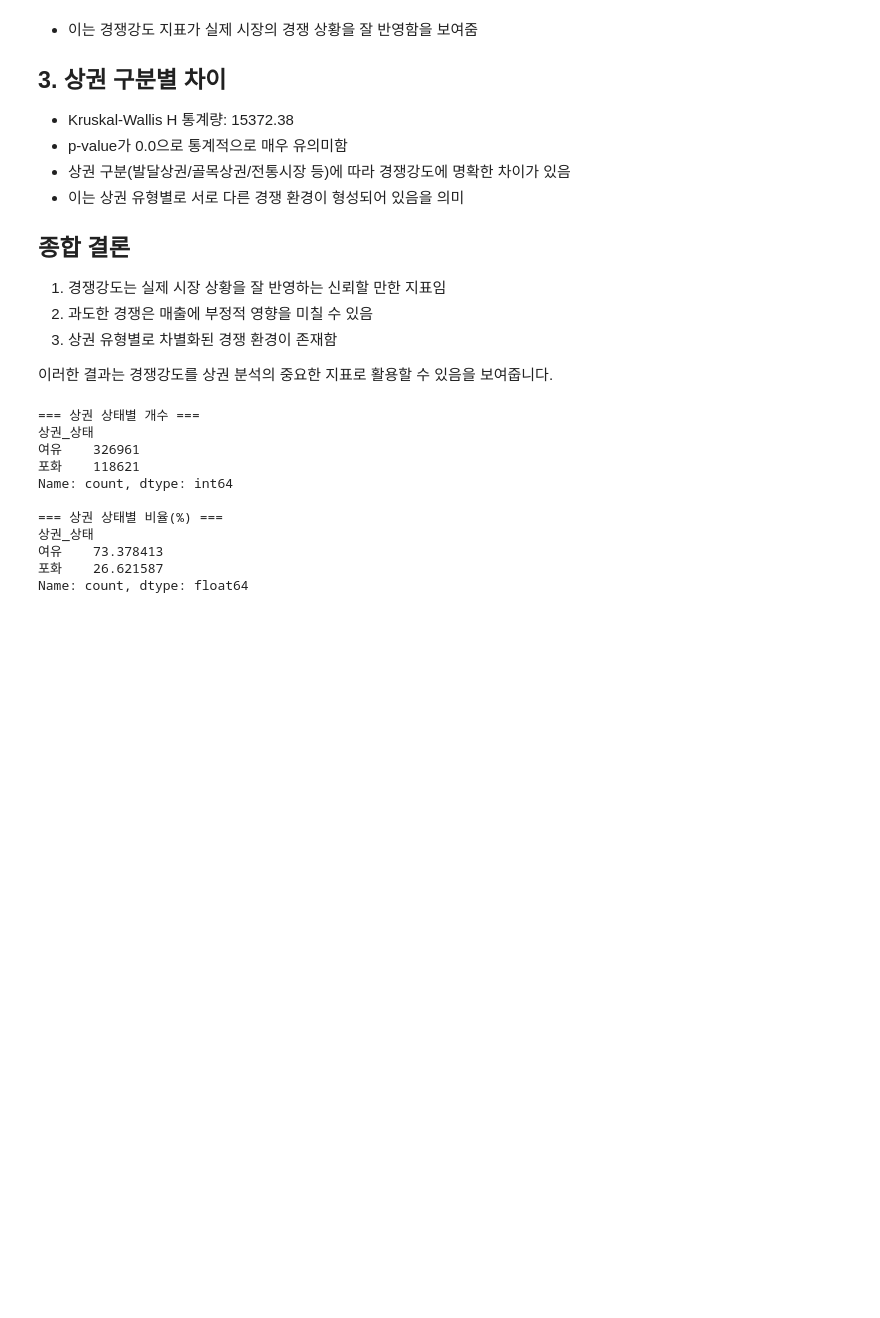
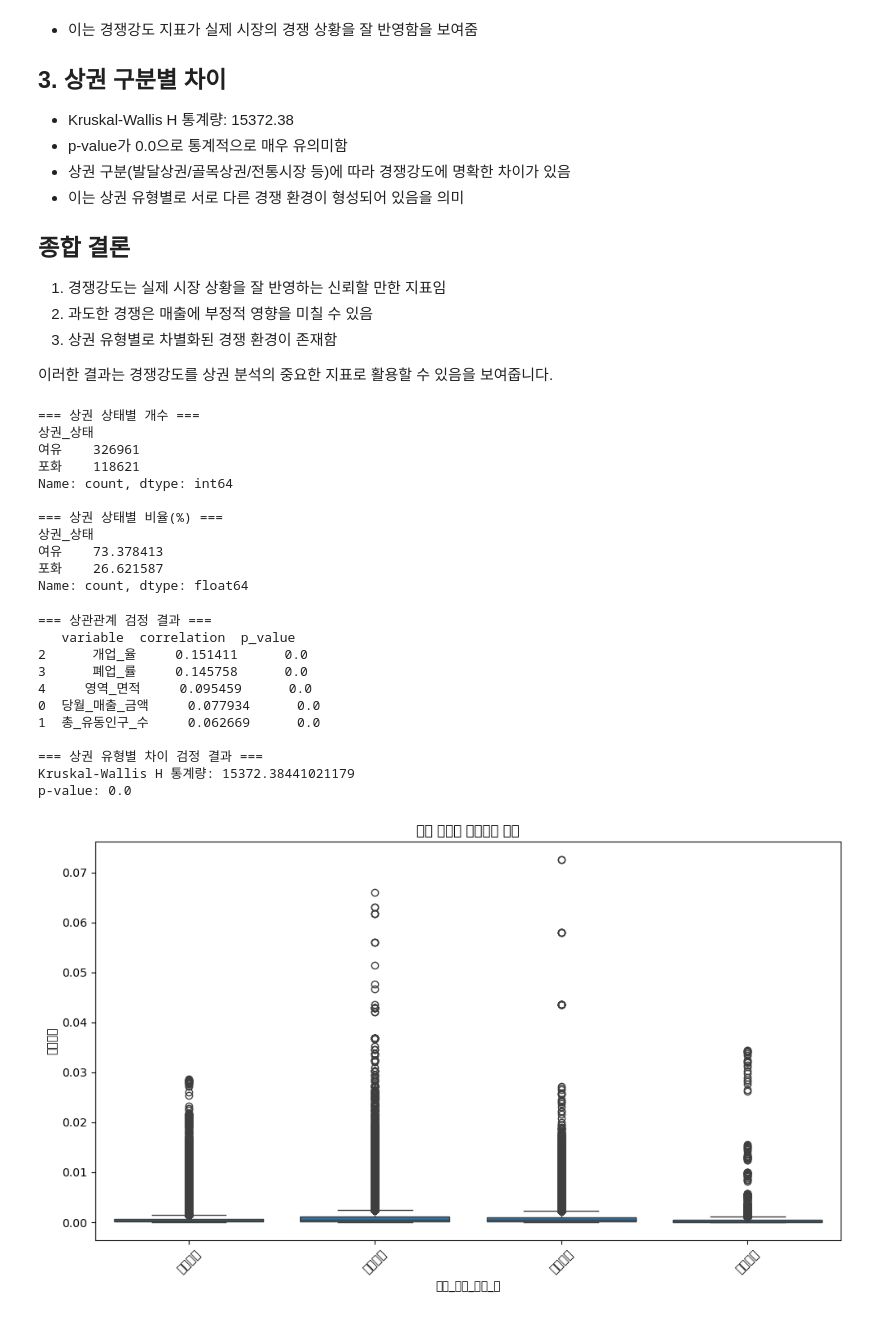
Before and after one commit to medici-bda10-sda/sda.final.project, a Jupyter notebook: 포화도_가설검정.ipynb, the cells around one changed output. Drawn from its saved outputs; the diff is of its cells as text; code cells hidden in the pictures; blank space fills up the shorter version.

```diff
--- a/포화도_가설검정.ipynb
+++ b/포화도_가설검정.ipynb
@@ -16,7 +16,7 @@ from scipy import stats
 df = pd.read_csv(r"C:\Users\m\project\공공데이터_상권분석\data\머신러닝\피처엔지니어링일단다한통합데이터.csv")
 
 # 경쟁강도 지수 계산
-df['경쟁강도'] = df['점포_수'] / df.groupby('행정동_코드_명')['점포_수'].transform('sum')
+df['경쟁강도'] = df.groupby('상권_코드_명')['점포_수'].transform('sum') / df.groupby('행정동_코드_명')['점포_수'].transform('sum')
 # %%
 # 1. 단순 랜덤 샘플링
 sample_size = 1000  # 원하는 샘플 크기
@@ -226,3 +226,68 @@ Name: count, dtype: int64
 여유    73.378413
 포화    26.621587
 Name: count, dtype: float64
+# %%
+import pandas as pd
+import numpy as np
+from scipy import stats
+import matplotlib.pyplot as plt
+import seaborn as sns
+
+# 1. 상관관계 분석 (Spearman 상관계수)
+def correlation_test(df, target_vars):
+    corr_results = []
+    for var in target_vars:
+        corr, p_value = stats.spearmanr(df[var], df['경쟁강도'])
+        corr_results.append({
+            'variable': var,
+            'correlation': abs(corr),
+            'p_value': p_value
+        })
+    return pd.DataFrame(corr_results)
+
+# 2. 검정할 변수들
+target_vars = [
+    '당월_매출_금액',
+    '총_유동인구_수',
+    '개업_율',
+    '폐업_률',
+    '영역_면적'
+]
+
+# 3. 상권 유형별 차이 검정 (Kruskal-Wallis H test)
+def type_difference_test(df):
+    groups = [group['경쟁강도'].values for name, group in df.groupby('상권_구분_코드_명')]
+    return stats.kruskal(*groups)
+
+# 4. 검정 실행
+correlation_results = correlation_test(df, target_vars)
+type_test_stat, type_test_p = type_difference_test(df)
+
+# 5. 결과 출력
+print("\n=== 상관관계 검정 결과 ===")
+print(correlation_results.sort_values('correlation', ascending=False))
+
+print("\n=== 상권 유형별 차이 검정 결과 ===")
+print(f"Kruskal-Wallis H 통계량: {type_test_stat}")
+print(f"p-value: {type_test_p}")
+
+# 6. 시각화
+plt.figure(figsize=(10,6))
+sns.boxplot(x='상권_구분_코드_명', y='경쟁강도', data=df)
+plt.title('상권 유형별 경쟁강도 분포')
+plt.xticks(rotation=45)
+plt.tight_layout()
+plt.show()
+# %% [output]
+=== 상관관계 검정 결과 ===
+   variable  correlation  p_value
+2      개업_율     0.151411      0.0
+3      폐업_률     0.145758      0.0
+4     영역_면적     0.095459      0.0
+0  당월_매출_금액     0.077934      0.0
+1  총_유동인구_수     0.062669      0.0
+
+=== 상권 유형별 차이 검정 결과 ===
+Kruskal-Wallis H 통계량: 15372.38441021179
+p-value: 0.0
+[figure, added]
```
Also changed, not shown: parts of 18 cells of this notebook, 1 other file.
